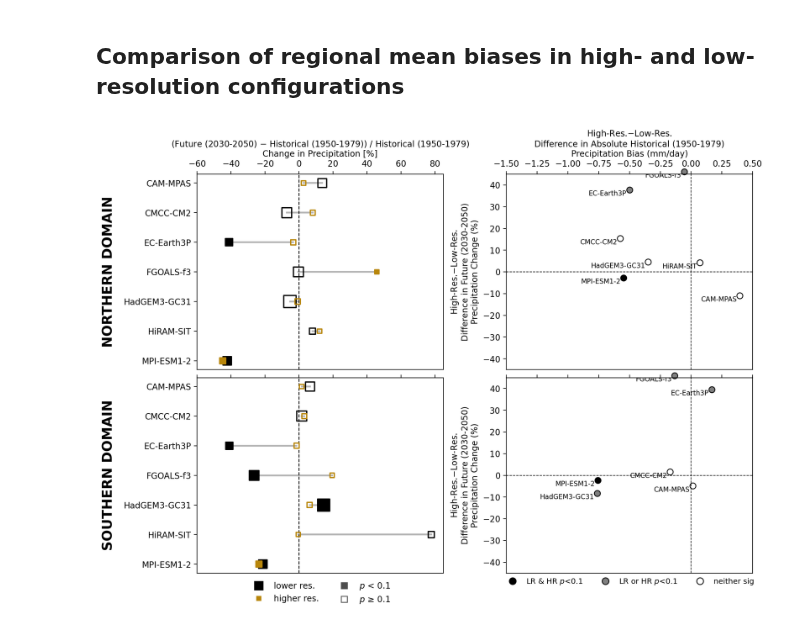
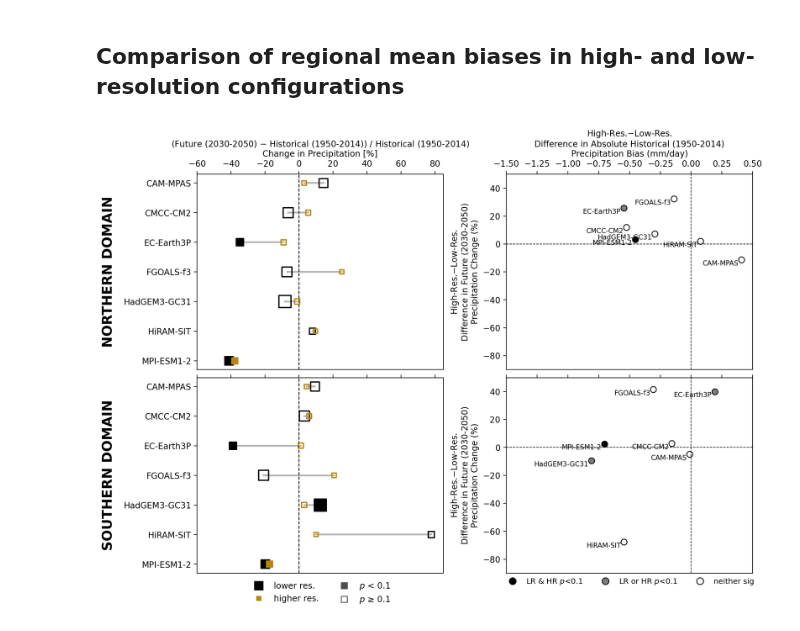
Before and after one commit to dervlamk/nam-topo-sensitivity, a Jupyter notebook: notebooks/HighResMIP_prec_future_delta.ipynb, the cells around one changed output. Cells and saved outputs as stored; diff of their text form; code cells hidden in the pictures.

Commit message:
update hrmip future prec change figures

```diff
--- a/notebooks/HighResMIP_prec_future_delta.ipynb
+++ b/notebooks/HighResMIP_prec_future_delta.ipynb
@@ -162,7 +162,7 @@ regions = regionmask.Regions(
 # %%
 # --- define time intervals once --- #
 fut_st_yr,  fut_end_yr = '2030', '2050'
-hist_st_yr,  hist_end_yr = '1950', '1979'
+hist_st_yr,  hist_end_yr = '1950', '2014'
 # %% [markdown]
 ## If running for the first time, execute these steps
 Loads and processes HRMIP highresSST-future data
@@ -879,35 +877,35 @@ for row, (domain, title) in enumerate(zip(domains, panel_titles)):
     ysig   = pct_pval_ds[f'pct_sig_hr_{domain}'].values.astype(bool)
 
     for x, y, label, xs, ys in zip(xvals, yvals, labels, xsig, ysig):
         fc = 'k' if (xs and ys) else ('gray' if (xs or ys) else 'none')
         ax_sc.scatter([x], [y], s=50, ec='k', fc=fc, clip_on=False)
         ax_sc.text(x + label_offset[0], y + label_offset[1], label, **label_text_kw)
 
     #ax_sc.xaxis.tick_top()
     #ax_sc.xaxis.set_label_position('top')
     #ax_sc.tick_params(axis='x', labeltop=True, labelbottom=False,
     #                  top=True, bottom=False)
     #ax_sc.text(0, 0, sc_letter, transform=ax.transAxes, ha='center', va='center', fontweight='bold', size=14)
 
-    ax_sc.set(xlim=scatter_xlim, ylim=scatter_ylim)
+    ax_sc.set(xlim=[-1.5,0.5], ylim=[-90,50])
     ax_sc.axhline(0, color='k', ls='--', lw=.75)
     ax_sc.axvline(0, color='k', ls='--', lw=.75)
     ax_sc.set_ylabel(scatter_ylabel)
     if row == 1:
         #ax_sc.set_xlabel(scatter_xlabel)
         ax_sc.tick_params(axis='x', labeltop=False, labelbottom=False,
                           top=True, bottom=False)
         ax_sc.legend(handles=scatter_legend_handles, **scatter_legend_kw)
     else:
         ax_sc.xaxis.tick_top(); ax_sc.xaxis.set_label_position('top')
         ax_sc.set_xlabel(scatter_xlabel)
         ax_sc.tick_params(axis='x', labeltop=True, labelbottom=False,
                           top=True, bottom=False)
 
 plt.savefig(f'../figs/prec_hrmip_future_delta_{hist_st_yr}-{hist_end_yr}_vs_{fut_st_yr}-{fut_end_yr}.png', transparent=False, bbox_inches='tight')
 plt.savefig(f'../figs/prec_hrmip_future_delta_{hist_st_yr}-{hist_end_yr}_vs_{fut_st_yr}-{fut_end_yr}.pdf', transparent=False, bbox_inches='tight')
 # %% [output]
-[figure, old version]
+[figure, new version]
 # %%
 # Historical bias: Low-Res. vs High-Res.
 plot_scatter_comparison(
```
Also changed, not shown: parts of 1 cell of this notebook, 6 other files.
